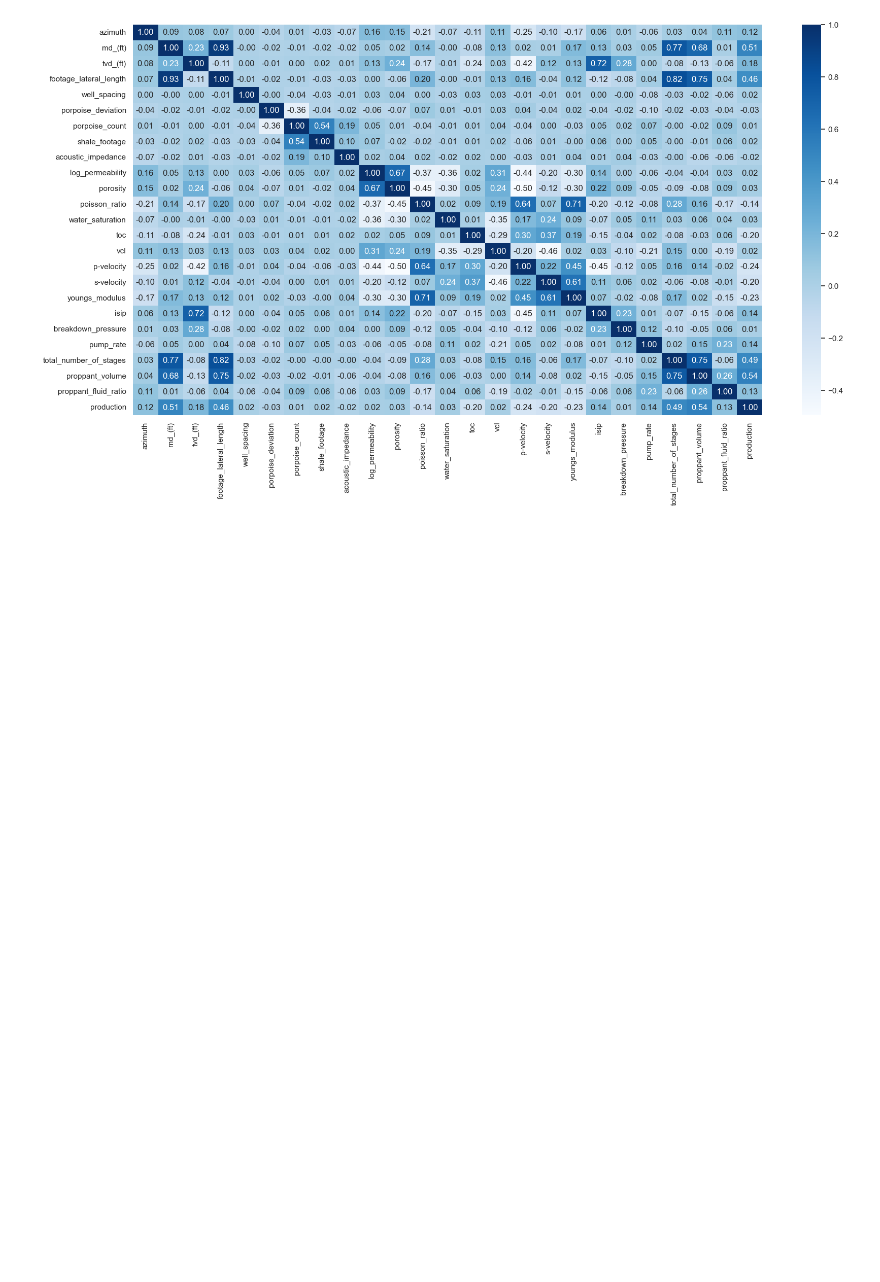
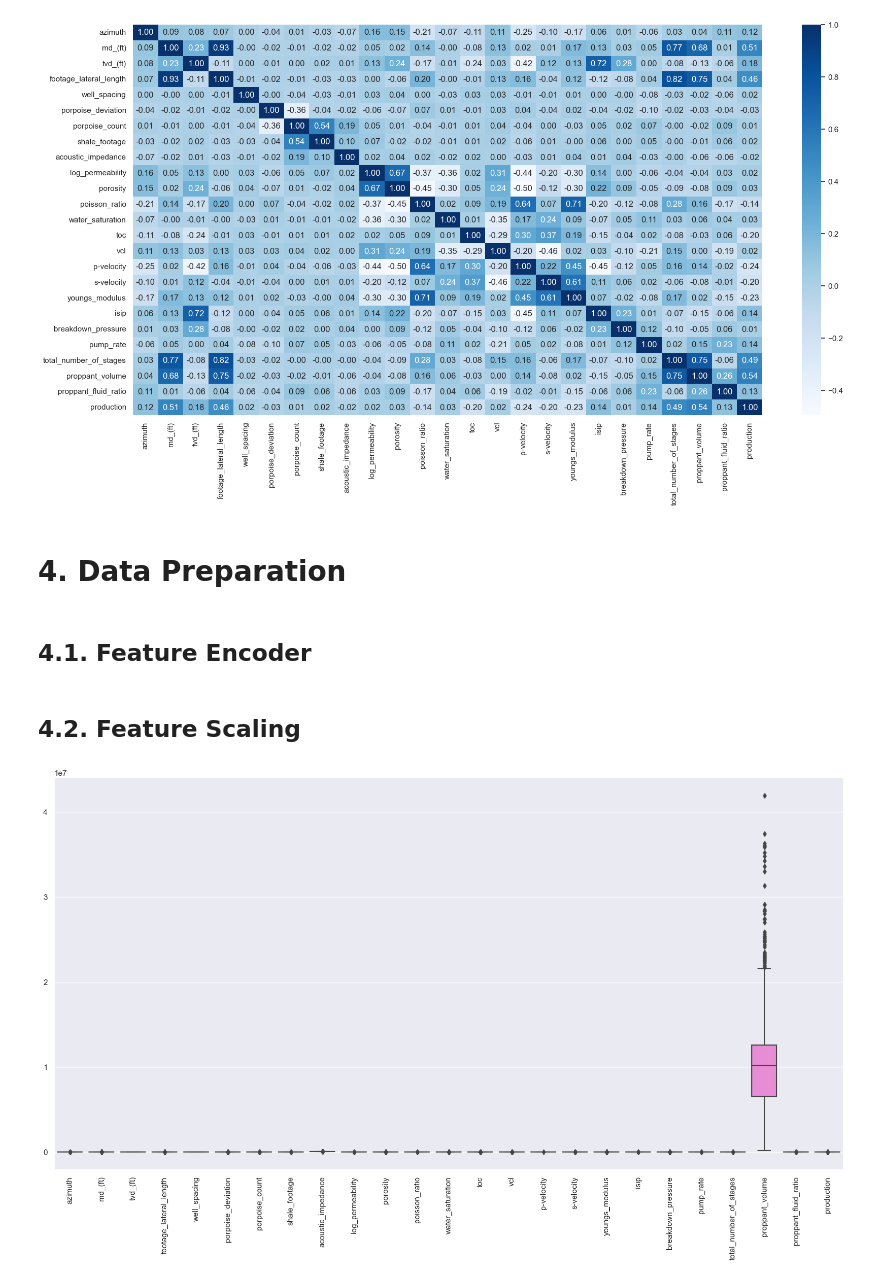
Before and after one commit to m4theus4ndr4de/regression-oil-production-prediction, a Jupyter notebook: notebook/production_prediction.ipynb, the cells around one changed output. Drawn from its saved outputs; the diff is of its cells as text; code cells hidden in the pictures; blank space fills up the shorter version.

Commit message:
encoder

```diff
--- a/notebook/production_prediction.ipynb
+++ b/notebook/production_prediction.ipynb
@@ -355,3 +392,5 @@ correlation = numerical_attributes.corr(method='pearson');
 sns.heatmap(correlation, cmap="Blues", annot=True, fmt='.2f');
 # %% [output]
 [figure]
+# %% [markdown]
+# 4. Data Preparation
@@ -357,0 +399,2 @@ sns.heatmap(correlation, cmap="Blues", annot=True, fmt='.2f');
+# %% [markdown]
+## 4.1. Feature Encoder
@@ -357,0 +411,7 @@ sns.heatmap(correlation, cmap="Blues", annot=True, fmt='.2f');
+# %% [markdown]
+## 4.2. Feature Scaling
+# %%
+ax = sns.boxplot(numerical_attributes.drop(''))
+ax.set_xticklabels(ax.get_xticklabels(), rotation=90);
+# %% [output]
+[figure, added]
```
Also changed, not shown: parts of 10 cells of this notebook, 2 other files.
